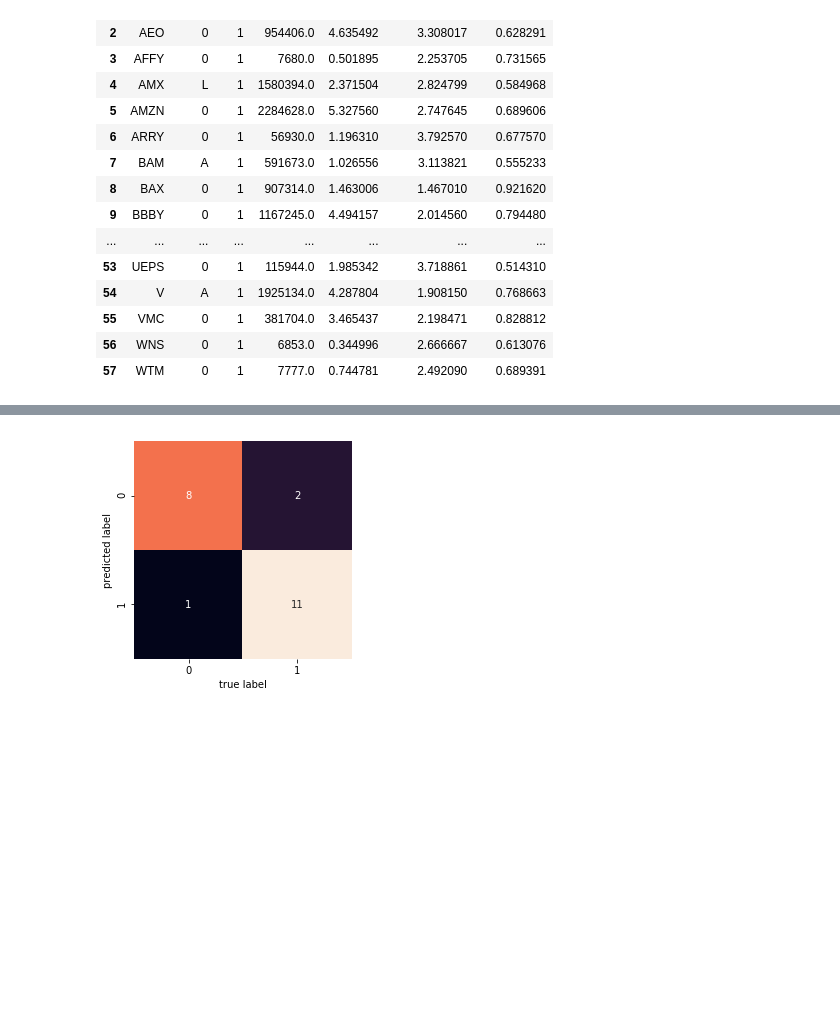
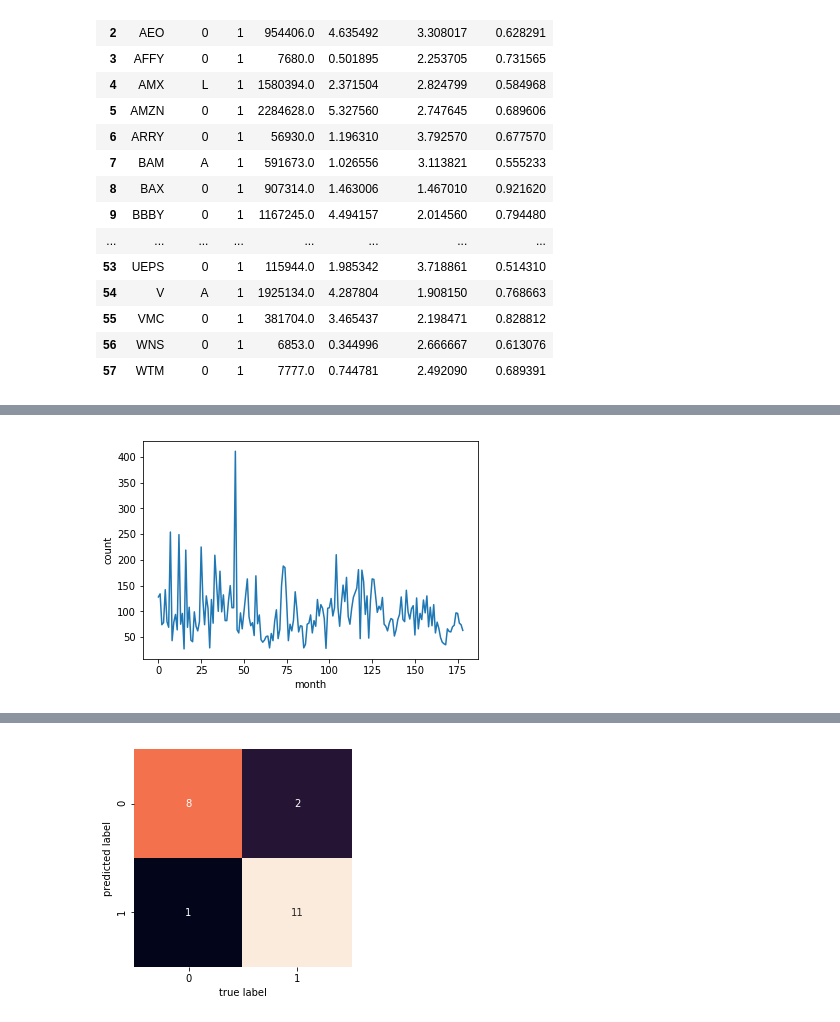
Before and after one commit to wellslu/CTBC-PROJECT, a Jupyter notebook: main.ipynb, the cells around one changed output, grey strips where cells are left out. Saved outputs shown, nothing was run; the diff lists cells and outputs as text; code cells hidden in the pictures; blank space fills up the shorter version.

```diff
--- a/main.ipynb
+++ b/main.ipynb
@@ -111,8 +111,6 @@ for i in range(200501, 201913, 1):
     i = str(i)
     if 1 <= int(i[4:]) <= 12:
         a_date.append(i)
-# %%
-a_date = a_date[9:]
 # %%
 import time
 import pandas as pd
@@ -125,7 +123,7 @@ asset = pd.read_csv('asset and book value.csv')
 our_revenue = []
 lone_pine_revenue = []
 error_date = []
-
+final_df = pd.DataFrame()
 for index in range(0, len(a_date)-1, 1):
     c = time.time()
     f13_data1 = f13_data.copy()
@@ -188,7 +186,10 @@ for index in range(0, len(a_date)-1, 1):
             y_pred = rft_clf.predict(x_test)
             testing_data.loc[:, 'rtf'] = y_pred
             testing_data = testing_data[testing_data['rtf']==1]
-        print(testing_data)
+
+        df = pd.DataFrame({'date':str(a_date[index+1]), 'ticker':list(testing_data['ticker']), 'class':list(testing_data['class'])})
+        final_df = pd.concat([final_df, df], ignore_index=True, sort=False)
+
         test = tool.price_data.merge(testing_data[['ticker', 'class']], left_on=['Ticker', 'Class'], right_on=['ticker', 'class'])
         our_revenue.append(sum(test[test['Date']==str(a_date[index+1])]['PRC'])/sum(test[test['Date']==date]['PRC']))
 
@@ -307,0 +306,16 @@ KeyboardInterrupt:
+# %%
+our_revenue_progressive = []
+lone_pine_revenue_progressive = []
+o = our_revenue[0]
+our_revenue_progressive.append(o)
+for i in our_revenue[1:]:
+    o = o * i
+    our_revenue_progressive.append(o)
+
+o = lone_pine_revenue[0]
+lone_pine_revenue_progressive.append(o)
+for i in lone_pine_revenue[1:]:
+    o = o * i
+    lone_pine_revenue_progressive.append(o)
+# %%
+pred_ticker = pd.read_csv('pred_portfolio.csv')
@@ -307,0 +347,11 @@ KeyboardInterrupt:
+# %%
+aaa = list(pred_ticker.groupby('date')['date'].agg('count'))
+import matplotlib.pyplot as plt
+x = [i for i in range(len(aaa))]
+plt.plot(x, aaa)
+# plt.title("portfolio accumulative return")
+plt.xlabel("month")
+plt.ylabel("count")
+plt.show()
+# %% [output]
+[figure, added]
```
Also changed, not shown: parts of 15 cells of this notebook, 3 other files.
